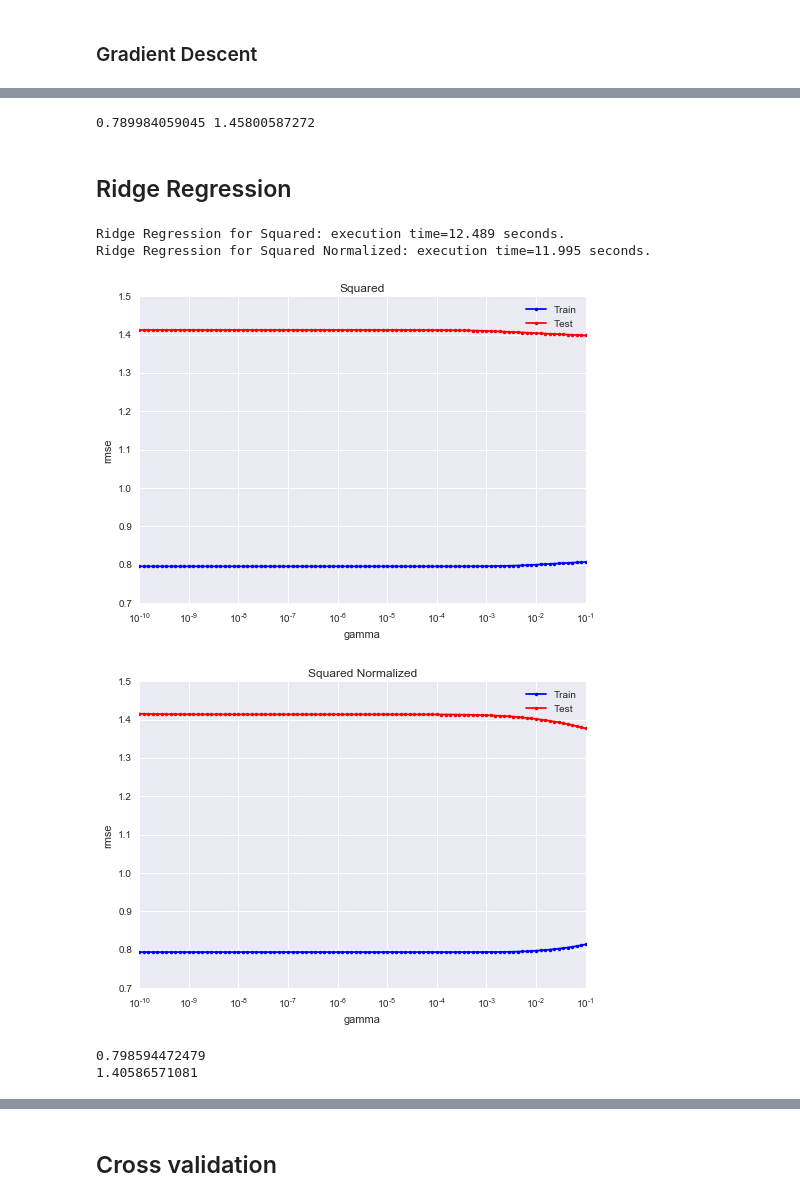
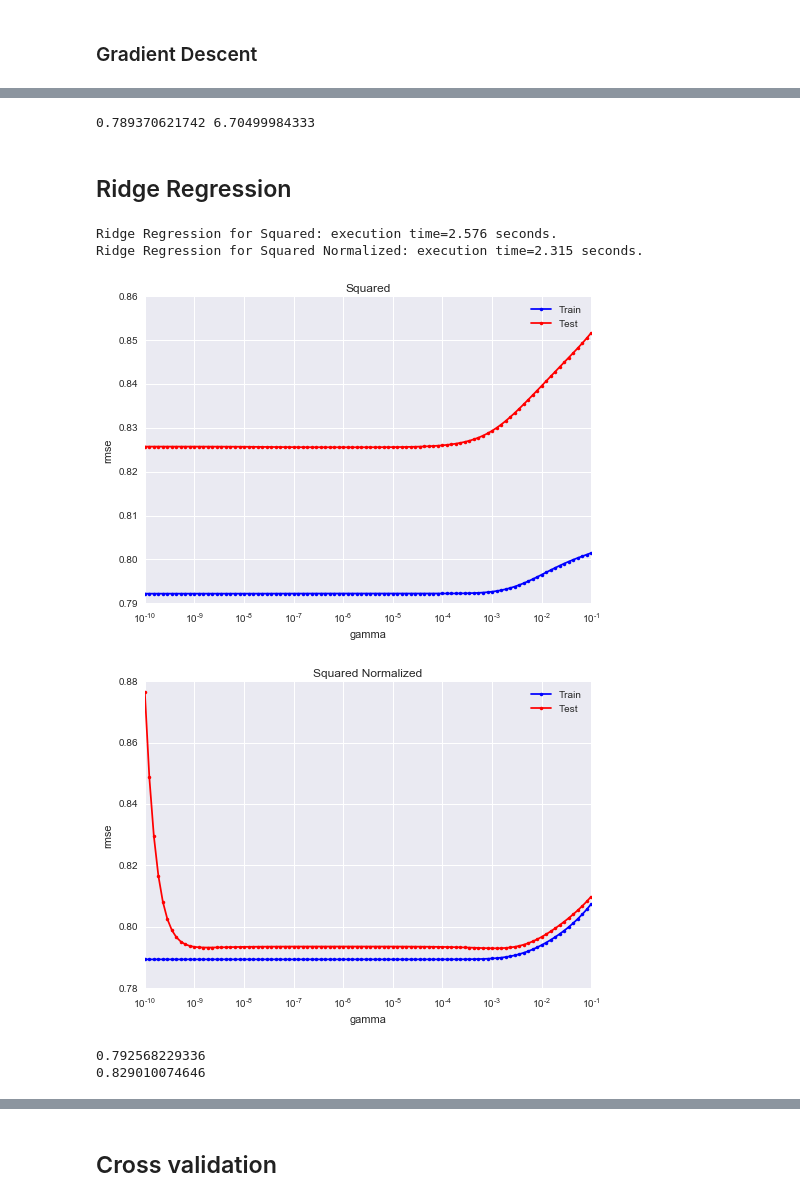
Before and after one commit to PaluchowskiMatthew/MachineLearning, a Jupyter notebook: Projects/project1/scripts/Method Comparison.ipynb, the cells around one changed output, grey strips where cells are left out. Saved outputs shown, nothing was run; the diff lists cells and outputs as text; code cells hidden in the pictures.

```diff
--- a/Projects/project1/scripts/Method Comparison.ipynb
+++ b/Projects/project1/scripts/Method Comparison.ipynb
@@ -251,7 +319,7 @@ for i in range(len(train_datasets)):
     test_dataset = test_datasets[i]
     dataset_name = datasets_names[i]
 
-    train_rmse, test_loss, weight = logistic_regression_dataset_single_gamma_test(y, y_test, train_dataset, test_dataset, max_iters, gamma, dataset_name)
+    train_rmse, test_rmse, weight = logistic_regression_dataset_single_gamma_test(y_train, y_test, train_dataset, test_dataset, max_iters, gamma, dataset_name)
     weights.append(weight)
     train_losses = np.append(train_losses, train_rmse)
     test_losses = np.append(test_losses, test_rmse)
@@ -279,10 +354,9 @@ NameError: name 'max_iters' is not defined
 # %%
 max_iters= 1000
 gamma = 1.2e-3
-grad_loss, gradient_w = least_squares_GD(y, squared_tx_normalized, gamma, max_iters)
-train_rmse = compute_rmse_loss(grad_loss)
-test_mse = compute_loss(y_test, squared_tx_test_normalized, gradient_w)
-test_rmse = np.sqrt(2*test_mse)
+initial_w = np.zeros(squared_tx_normalized_train.shape[1])
+gradient_w, train_rmse = least_squares_GD(y_train, squared_tx_normalized_train, initial_w, max_iters, gamma)
+test_rmse = compute_RMSE(y_test, squared_tx_normalized_test, gradient_w)
 print(train_rmse)
 print(test_rmse)
 # %% [output]
@@ -291,6 +365,6 @@ print(test_rmse)
 # %%
 max_iters = 100
-gammas = np.logspace(-5, -3, 10)
+gammas = np.logspace(-13, -2, 10)
 for i in range(len(squared_datasets)):
     # Parameters
     train_dataset = squared_datasets[i]
@@ -298,5 +372,5 @@ for i in range(len(squared_datasets)):
     dataset_name = squared_datasets_names[i]
     figure_id = i
 
-    least_squares_GD_gammas_test(y, y_test, train_dataset, test_dataset, gammas, max_iters, dataset_name, figure_id)
+    least_squares_GD_gammas_test(y_train, y_test, train_dataset, test_dataset, gammas, max_iters, dataset_name, figure_id)
 # %% [output]
@@ -313,14 +388,10 @@ for i in range(len(squared_datasets)):
     dataset_name = datasets_names[i]
 
     start_time = datetime.datetime.now()
-    least_squares_loss, least_squares_w = least_squares(y, train_dataset)
+    least_squares_w, train_rmse  = least_squares(y_train, train_dataset)
+    weights.append(least_squares_w)
 
-
-    test_mse = compute_loss(y_test, test_dataset, least_squares_w)
-    weights.append(least_squares_w)
-    test_rmse = np.sqrt(2*test_mse)
-    train_rmse = compute_rmse_loss(least_squares_loss)
-
+    test_rmse = compute_RMSE(y_test, test_dataset, least_squares_w)
 
     train_losses = np.append(train_losses, train_rmse)
     test_losses = np.append(test_losses, test_rmse)
@@ -352,9 +422,0 @@ Lest Squares: execution time=77.479 seconds. RMSE Train Loss=2529.61481614861, T
-# %%
-least_squares_loss, least_squares_w = least_squares(y, squared_tx_normalized)
-
-test_mse = compute_loss(y_test, squared_tx_test_normalized, least_squares_w)
-test_rmse = np.sqrt(2*test_mse)
-train_rmse = compute_rmse_loss(least_squares_loss)
-print(train_rmse, test_rmse)
-# %% [output]
-0.789984059045 1.45800587272
@@ -374,32 +423,37 @@ create_csv_submission(ids_test, y_pred, OUTPUT_PATH)
+# %%
+least_squares_w, train_rmse = least_squares(y_train, squared_tx_normalized_train)
+
+test_rmse = compute_RMSE(y_test, squared_tx_normalized_test, least_squares_w)
+print(train_rmse, test_rmse)
+# %% [output]
+0.789370621742 6.70499984333
 # %% [markdown]
 ## Ridge Regression
 # %%
 lambdas = np.logspace(-10, -1, 100)
 for i in range(len(squared_datasets)):
     # Parameters
     train_dataset = squared_datasets[i]
     test_dataset = squared_test_datasets[i]
     dataset_name = squared_datasets_names[i]
     figure_id = i
 
-    ridge_regression_dataset_lamdas_test(y, y_test, train_dataset, test_dataset, lambdas, dataset_name, figure_id)
+    ridge_regression_dataset_lamdas_test(y_train, y_test, train_dataset, test_dataset, lambdas, dataset_name, figure_id)
 # %% [output]
-Ridge Regression for Squared: execution time=12.489 seconds.
-Ridge Regression for Squared Normalized: execution time=11.995 seconds.
+Ridge Regression for Squared: execution time=2.576 seconds.
+Ridge Regression for Squared Normalized: execution time=2.315 seconds.
-[figure, old version]
+[figure, new version]
-[figure, old version]
+[figure, new version]
 # %%
 # Parameters
-lamb = 0.5e-2
-ridge_regression_loss, ridge_regression_gradient_w = ridge_regression(y, squared_tx, lamb)
-train_rmse = compute_rmse_loss(ridge_regression_loss)
-test_mse = compute_loss(y_test, squared_tx_test, ridge_regression_gradient_w)
-test_rmse = np.sqrt(2*test_mse)
+lamb = 0.9e-3
+ridge_regression_gradient_w, train_rmse = ridge_regression(y_train, squared_tx_train, lamb)
+test_rmse = compute_RMSE(y_test, squared_tx_test, ridge_regression_gradient_w)
 print(train_rmse)
 print(test_rmse)
 # %% [output]
-0.798594472479
-1.40586571081
+0.792568229336
+0.829010074646
 # %%
 train_losses = []
 test_losses = []
```
Also changed, not shown: parts of 34 cells of this notebook, 6 other files.
